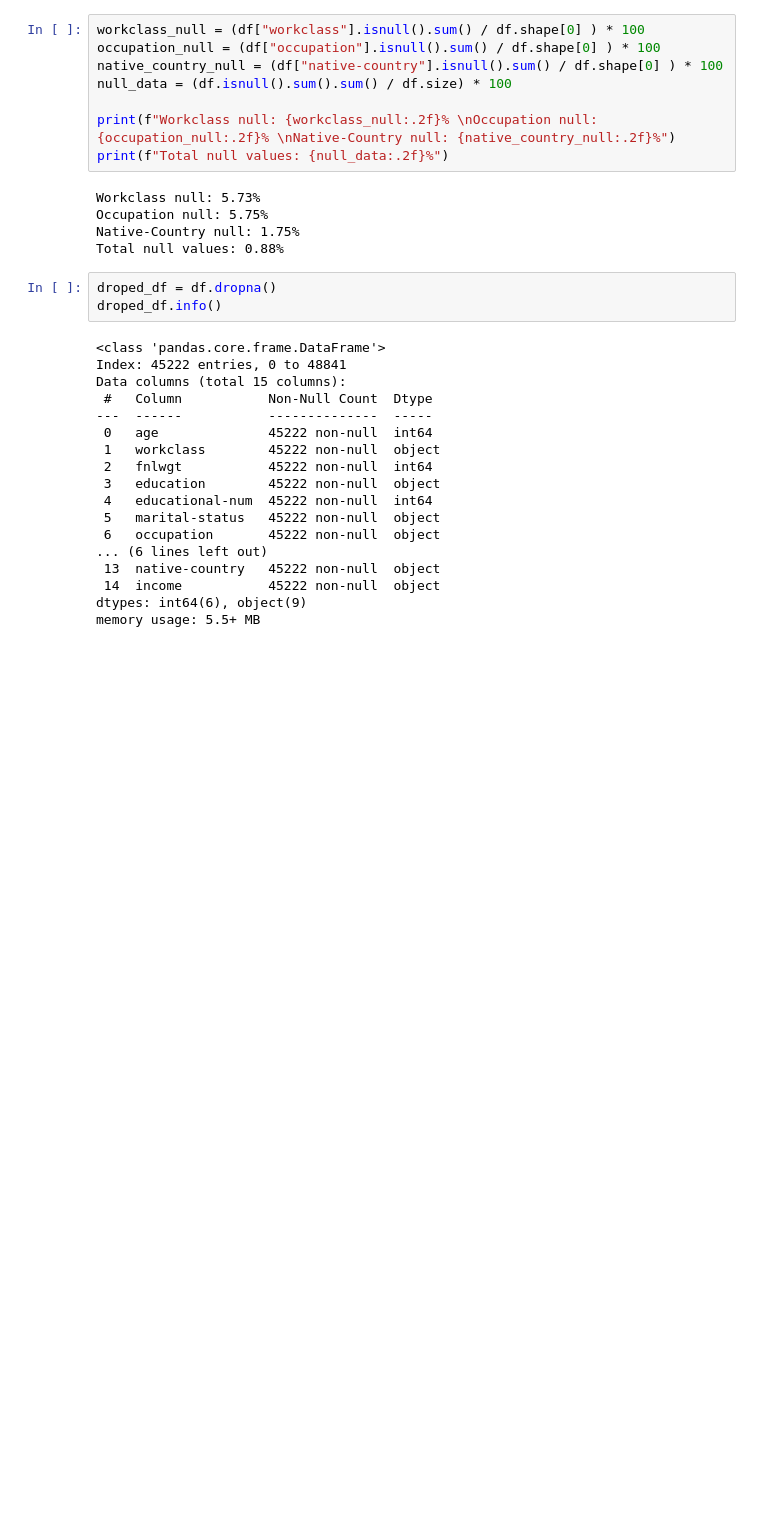
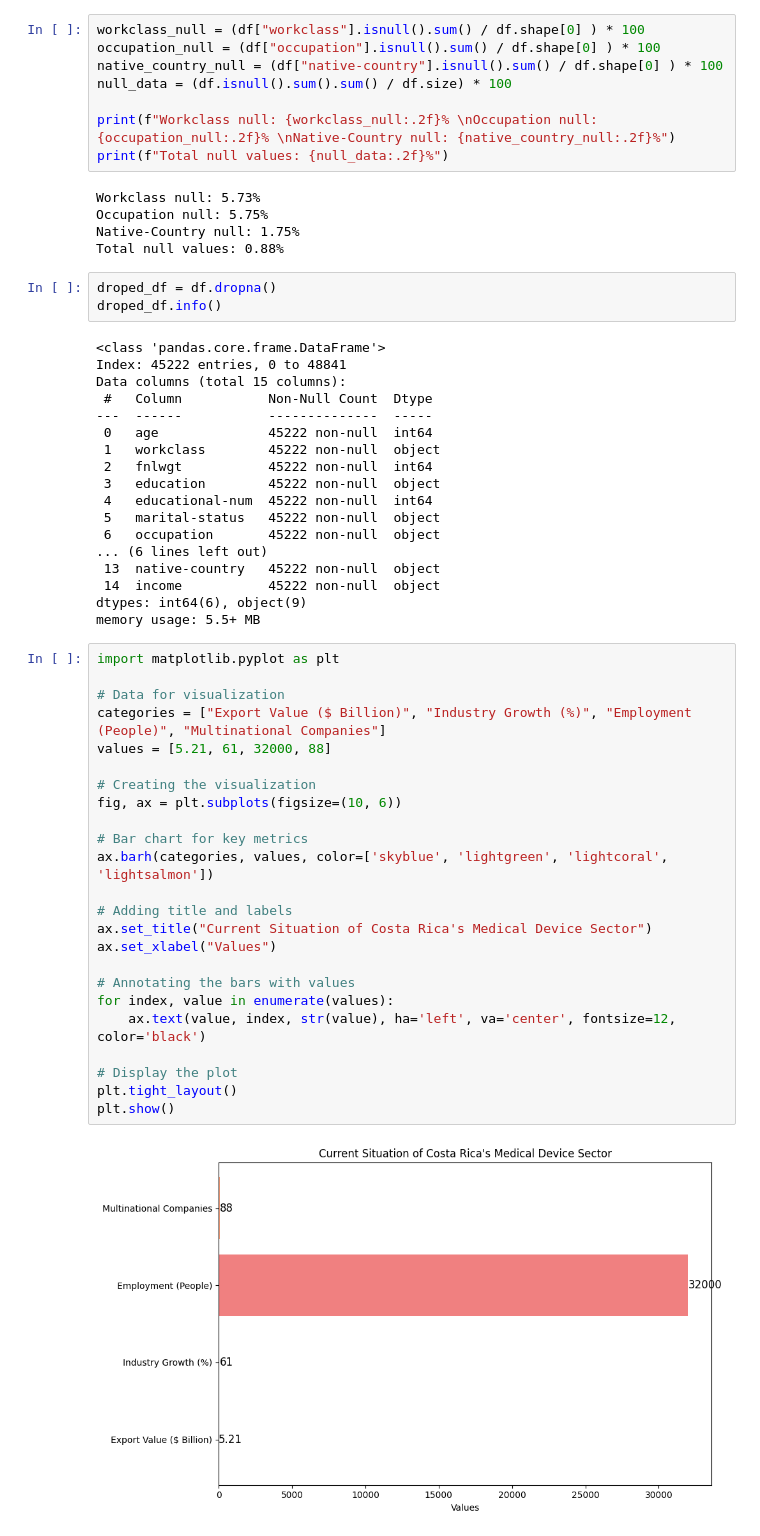
Before and after one commit to Anik-Mushfik/FDS, a Jupyter notebook: Assingment/adult.ipynb, the cells around one changed output. Drawn from its saved outputs; the diff is of its cells as text; blank space fills up the shorter version.

```diff
--- a/Assingment/adult.ipynb
+++ b/Assingment/adult.ipynb
@@ -150,3 +126,29 @@ Data columns (total 15 columns):
  14  income           45222 non-null  object
 dtypes: int64(6), object(9)
 memory usage: 5.5+ MB
+# %%
+import matplotlib.pyplot as plt
+
+# Data for visualization
+categories = ["Export Value ($ Billion)", "Industry Growth (%)", "Employment (People)", "Multinational Companies"]
+values = [5.21, 61, 32000, 88]
+
+# Creating the visualization
+fig, ax = plt.subplots(figsize=(10, 6))
+
+# Bar chart for key metrics
+ax.barh(categories, values, color=['skyblue', 'lightgreen', 'lightcoral', 'lightsalmon'])
+
+# Adding title and labels
+ax.set_title("Current Situation of Costa Rica's Medical Device Sector")
+ax.set_xlabel("Values")
+
+# Annotating the bars with values
+for index, value in enumerate(values):
+    ax.text(value, index, str(value), ha='left', va='center', fontsize=12, color='black')
+
+# Display the plot
+plt.tight_layout()
+plt.show()
+# %% [output]
+[figure, added]
```
Also changed, not shown: parts of 3 cells of this notebook, 7 other files.
